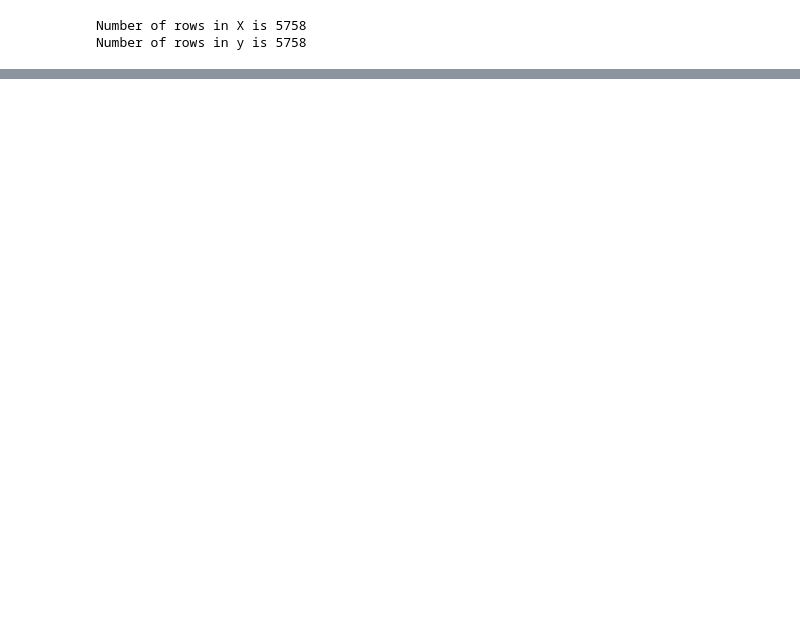
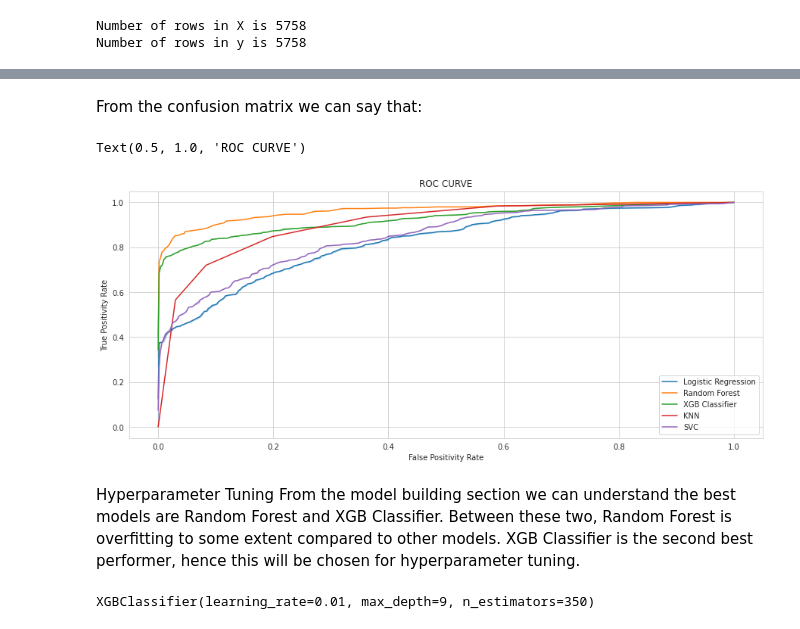
Before and after one commit to lakummahesh/Supervised-ML-Capstone-Project-Classification-Cardiovascular-Risk-Prediction, a Jupyter notebook: Cardiovascular_Risk_Prediction.ipynb, the cells around one changed output, grey strips where cells are left out. Saved outputs shown, nothing was run; the diff lists cells and outputs as text; code cells hidden in the pictures; blank space fills up the shorter version.

```diff
--- a/Cardiovascular_Risk_Prediction.ipynb
+++ b/Cardiovascular_Risk_Prediction.ipynb
@@ -737 +797,7 @@ Model : SVC
 ********************
+# %%
+# Test confusion matrix
+for name, matrix in test_cm.items():
+  print(f'Model : {name}')
+  print(matrix)
+  print('**'*10)
@@ -737,0 +825,16 @@ Model : SVC
+# %% [markdown]
+From the confusion matrix we can say that:
+# %%
+# Plotting ROC Curve for all the models
+plt.figure(figsize=(15,6))
+for name, value in curve.items():
+  sns.lineplot(x = value[0], y = value[1], label = name)
+plt.xlabel('False Positivity Rate')
+plt.ylabel('True Positivity Rate')
+plt.title('ROC CURVE')
+# %% [output]
+Text(0.5, 1.0, 'ROC CURVE')
+[figure, added]
+# %% [markdown]
+Hyperparameter Tuning
+From the model building section we can understand the best models are Random Forest and XGB Classifier. Between these two, Random Forest is overfitting to some extent compared to other models. XGB Classifier is the second best performer, hence this will be chosen for hyperparameter tuning.
@@ -737,0 +895,5 @@ Model : SVC
+# %%
+# The best estimators of the model
+xgb_best_model
+# %% [output]
+XGBClassifier(learning_rate=0.01, max_depth=9, n_estimators=350)
```
Also changed, not shown: parts of 50 cells of this notebook.
